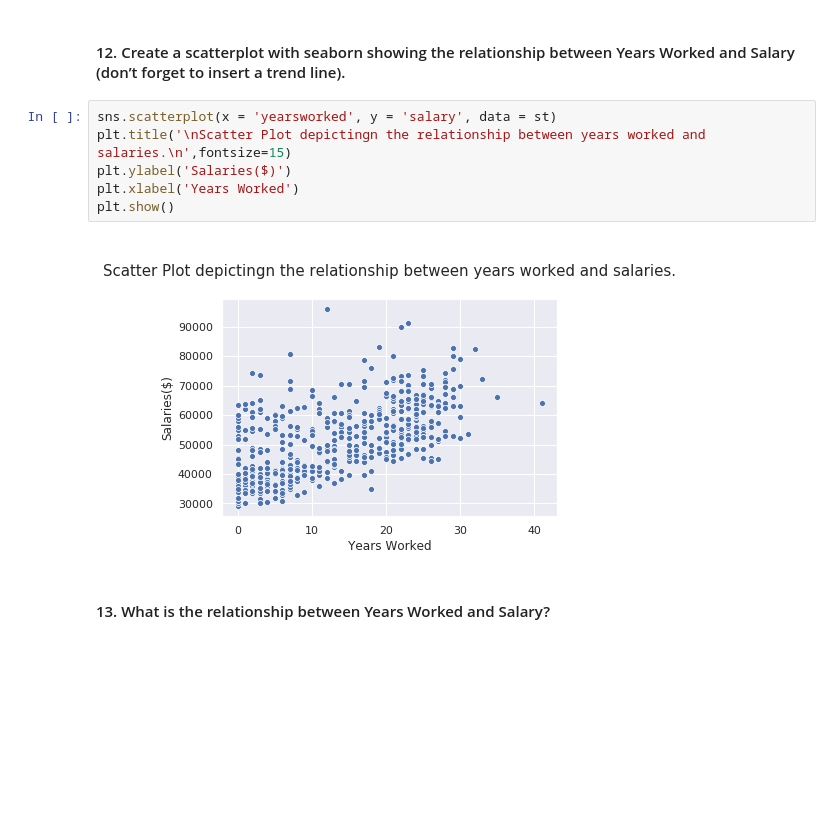
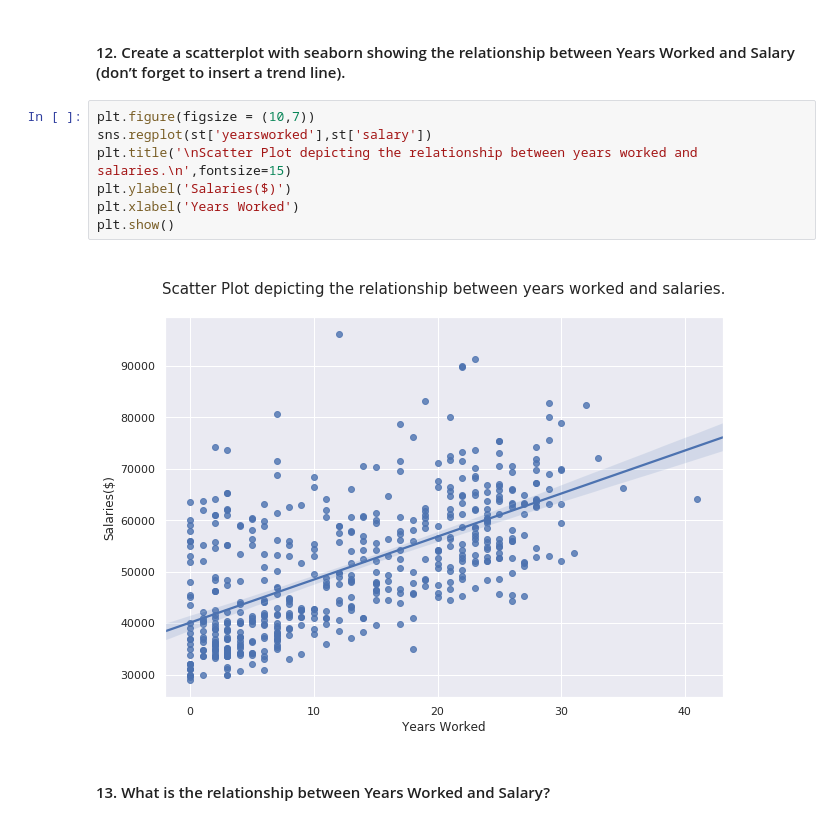
Before and after one commit to boitshepo97/statistical-thinking, a Jupyter notebook: Statistical-Thinking.ipynb, the cells around one changed output. Saved outputs shown, nothing was run; the diff lists cells and outputs as text; blank space fills up the shorter version.

Commit message:
adding graphs

```diff
--- a/Statistical-Thinking.ipynb
+++ b/Statistical-Thinking.ipynb
@@ -158,13 +158,14 @@ plt.show()
 # %% [markdown]
 #### 12. Create a scatterplot with seaborn showing the relationship between Years Worked and Salary (don’t forget to insert a trend line).
 # %%
-sns.scatterplot(x = 'yearsworked', y = 'salary', data = st)
-plt.title('\nScatter Plot depictingn the relationship between years worked and salaries.\n',fontsize=15)
+plt.figure(figsize = (10,7))
+sns.regplot(st['yearsworked'],st['salary'])
+plt.title('\nScatter Plot depicting the relationship between years worked and salaries.\n',fontsize=15)
 plt.ylabel('Salaries($)')
 plt.xlabel('Years Worked')
 plt.show()
 # %% [output]
-[figure, old version]
+[figure, new version]
 # %% [markdown]
 #### 13. What is the relationship between Years Worked and Salary?
 # %% [markdown]
```
Also changed, not shown: parts of 3 cells of this notebook, 1 other file.
